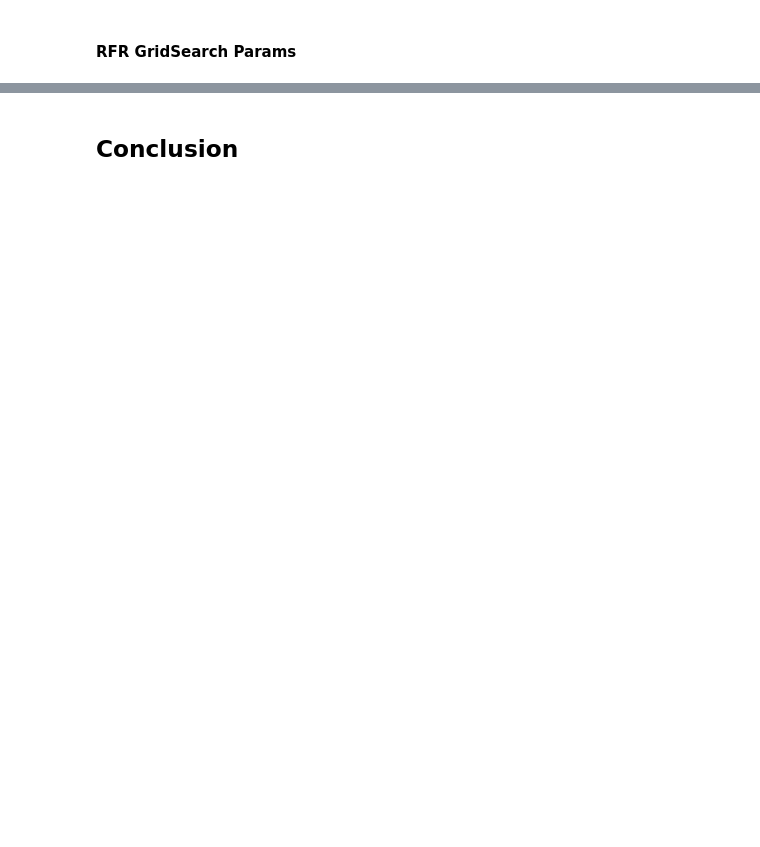
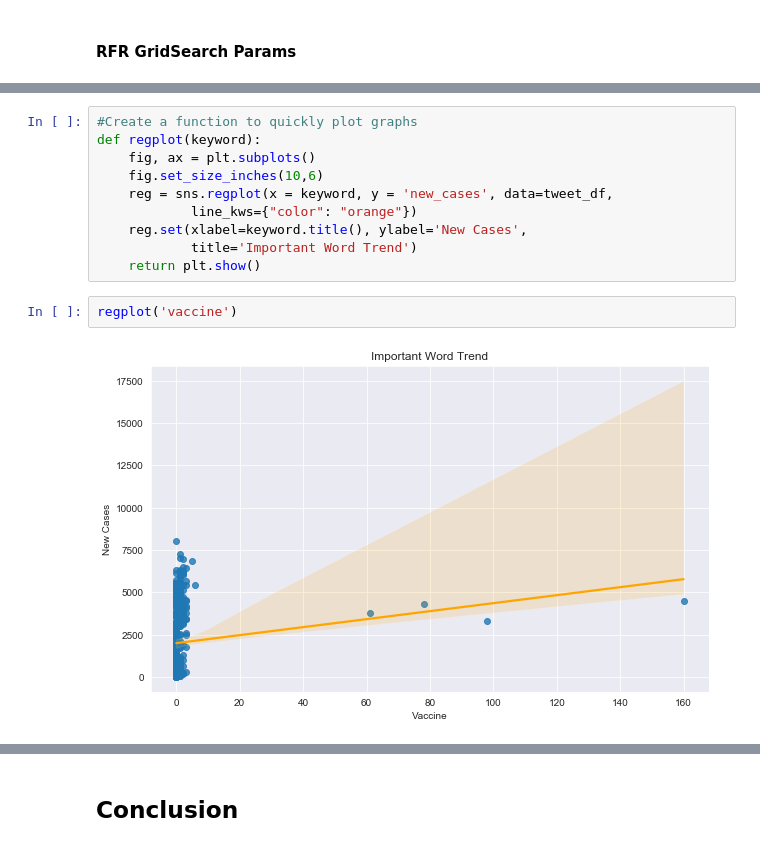
Before and after one commit to Ericusick/NYCovid_Tweets, a Jupyter notebook: CovidTweets.ipynb, the cells around one changed output, grey strips where cells are left out. Saved outputs shown, nothing was run; the diff lists cells and outputs as text; blank space fills up the shorter version.

```diff
--- a/CovidTweets.ipynb
+++ b/CovidTweets.ipynb
@@ -1137,0 +1081,14 @@ mean_squared_error(gs_lrfrg_pred, cy_test)
+# %%
+#Create a function to quickly plot graphs
+def regplot(keyword):
+    fig, ax = plt.subplots()
+    fig.set_size_inches(10,6)
+    reg = sns.regplot(x = keyword, y = 'new_cases', data=tweet_df,
+            line_kws={"color": "orange"})
+    reg.set(xlabel=keyword.title(), ylabel='New Cases',
+            title='Important Word Trend')
+    return plt.show()
+# %%
+regplot('vaccine')
+# %% [output]
+[figure, added]
```
Also changed, not shown: parts of 50 cells of this notebook, 10 other files.
